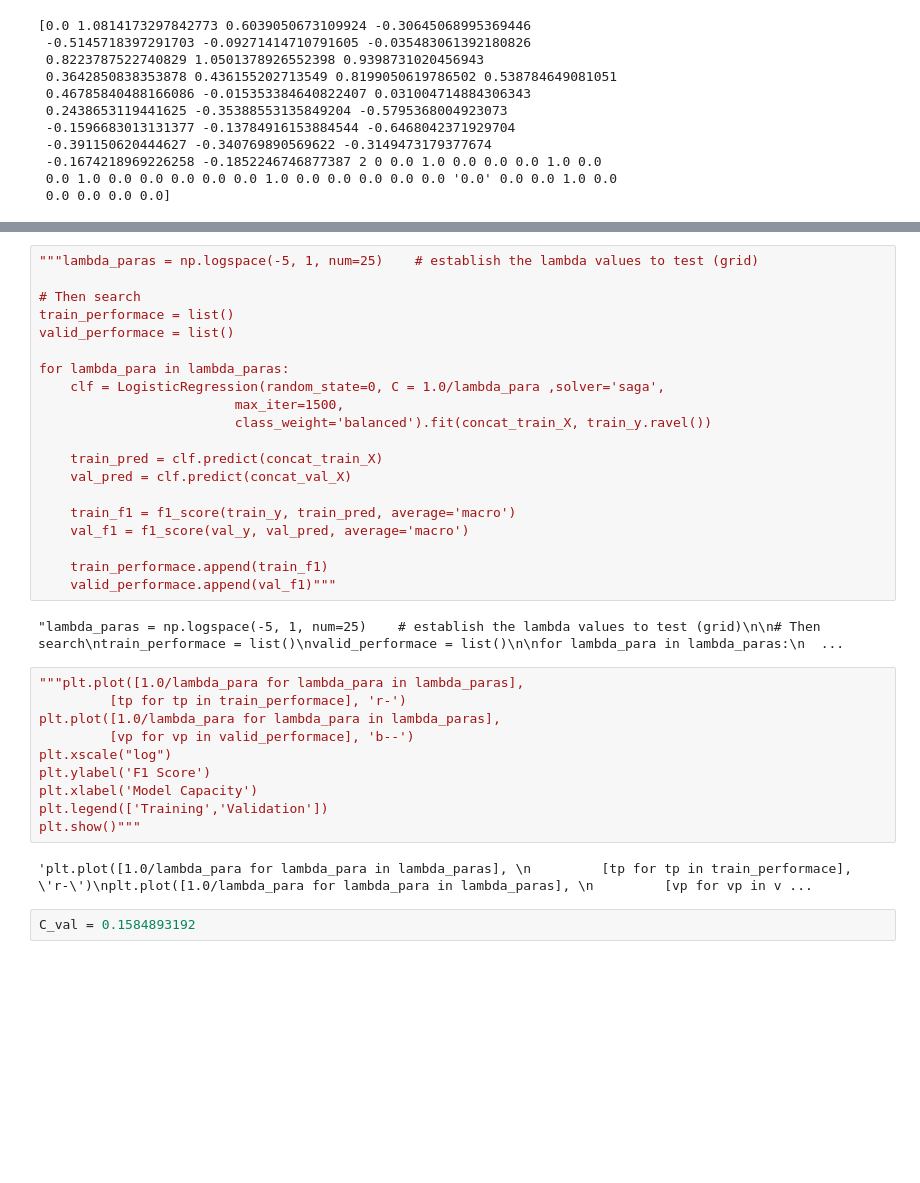
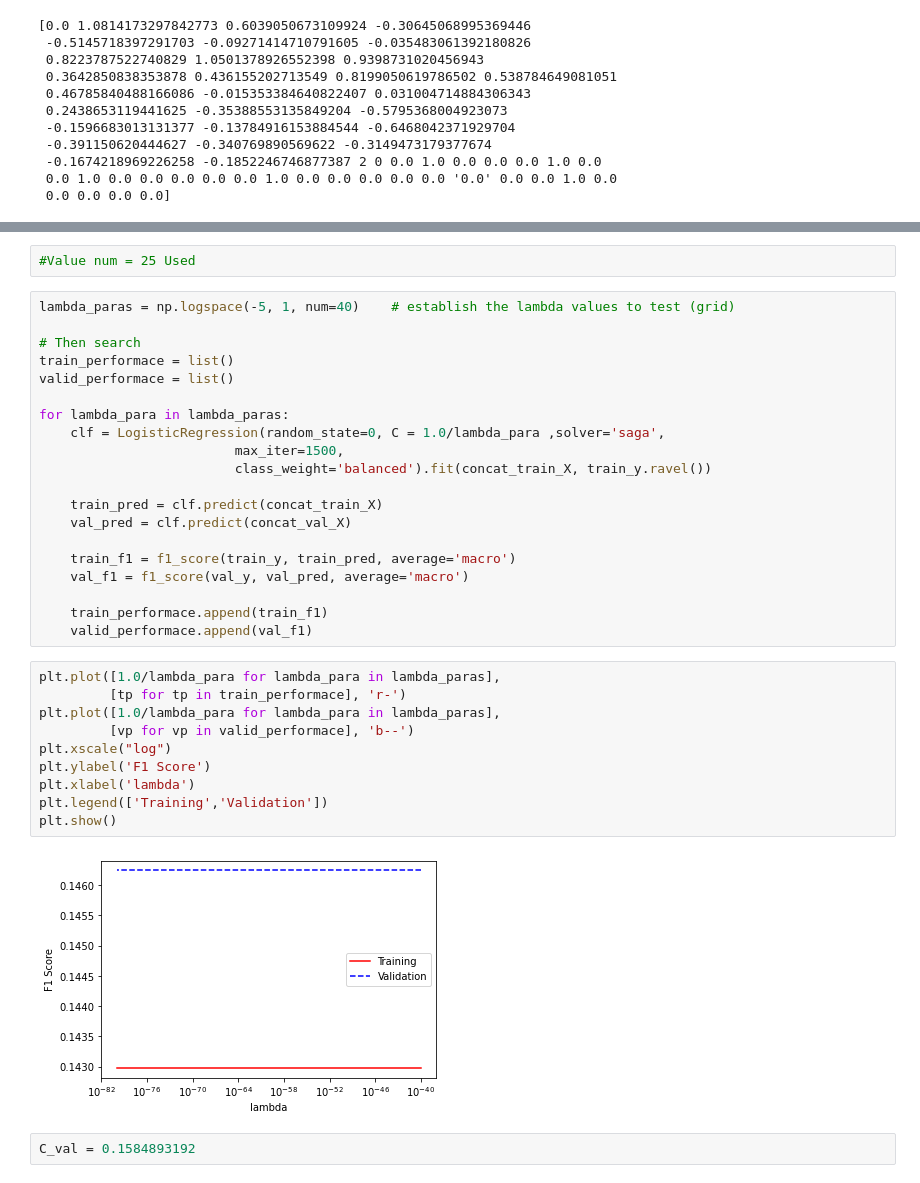
Before and after one commit to s3723189/COSC2673_assignment1, a Jupyter notebook: assignment1.ipynb, the cells around one changed output, grey strips where cells are left out. Saved outputs shown, nothing was run; the diff lists cells and outputs as text; blank space fills up the shorter version.

Commit message:
testing different lambdas

```diff
--- a/assignment1.ipynb
+++ b/assignment1.ipynb
@@ -559,5 +489,7 @@ print("Validation F1-Score score: {:.3f}".format(val_f1))"""
+# %%
+#Value num = 25 Used
 # %%
-"""lambda_paras = np.logspace(-5, 1, num=25)    # establish the lambda values to test (grid)
+lambda_paras = np.logspace(-5, 1, num=40)    # establish the lambda values to test (grid)
 
 # Then search
 train_performace = list()
@@ -575,21 +507,19 @@ for lambda_para in lambda_paras:
     val_f1 = f1_score(val_y, val_pred, average='macro')
 
     train_performace.append(train_f1)
-    valid_performace.append(val_f1)"""
+    valid_performace.append(val_f1)
-# %% [output]
-"lambda_paras = np.logspace(-5, 1, num=25)    # establish the lambda values to test (grid)\n\n# Then search\ntrain_performace = list()\nvalid_performace = list()\n\nfor lambda_para in lambda_paras:\n  ...
 # %%
-"""plt.plot([1.0/lambda_para for lambda_para in lambda_paras],
+plt.plot([1.0/lambda_para for lambda_para in lambda_paras],
          [tp for tp in train_performace], 'r-')
 plt.plot([1.0/lambda_para for lambda_para in lambda_paras],
          [vp for vp in valid_performace], 'b--')
 plt.xscale("log")
 plt.ylabel('F1 Score')
-plt.xlabel('Model Capacity')
+plt.xlabel('lambda')
 plt.legend(['Training','Validation'])
-plt.show()"""
+plt.show()
 # %% [output]
-'plt.plot([1.0/lambda_para for lambda_para in lambda_paras], \n         [tp for tp in train_performace], \'r-\')\nplt.plot([1.0/lambda_para for lambda_para in lambda_paras], \n         [vp for vp in v ...
+[figure, added]
 # %%
 C_val = 0.1584893192
 # %%
```
Also changed, not shown: parts of 33 cells of this notebook.
